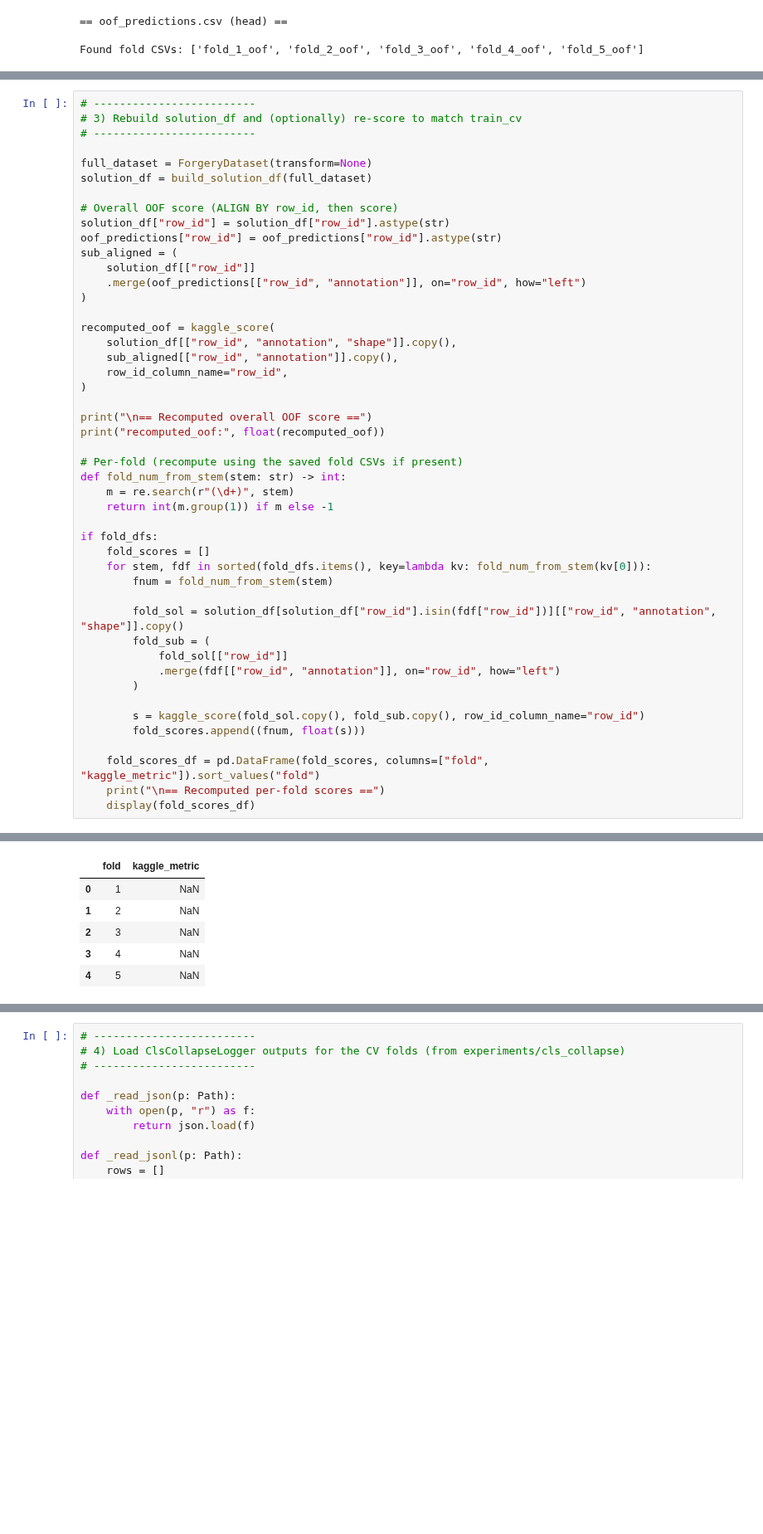
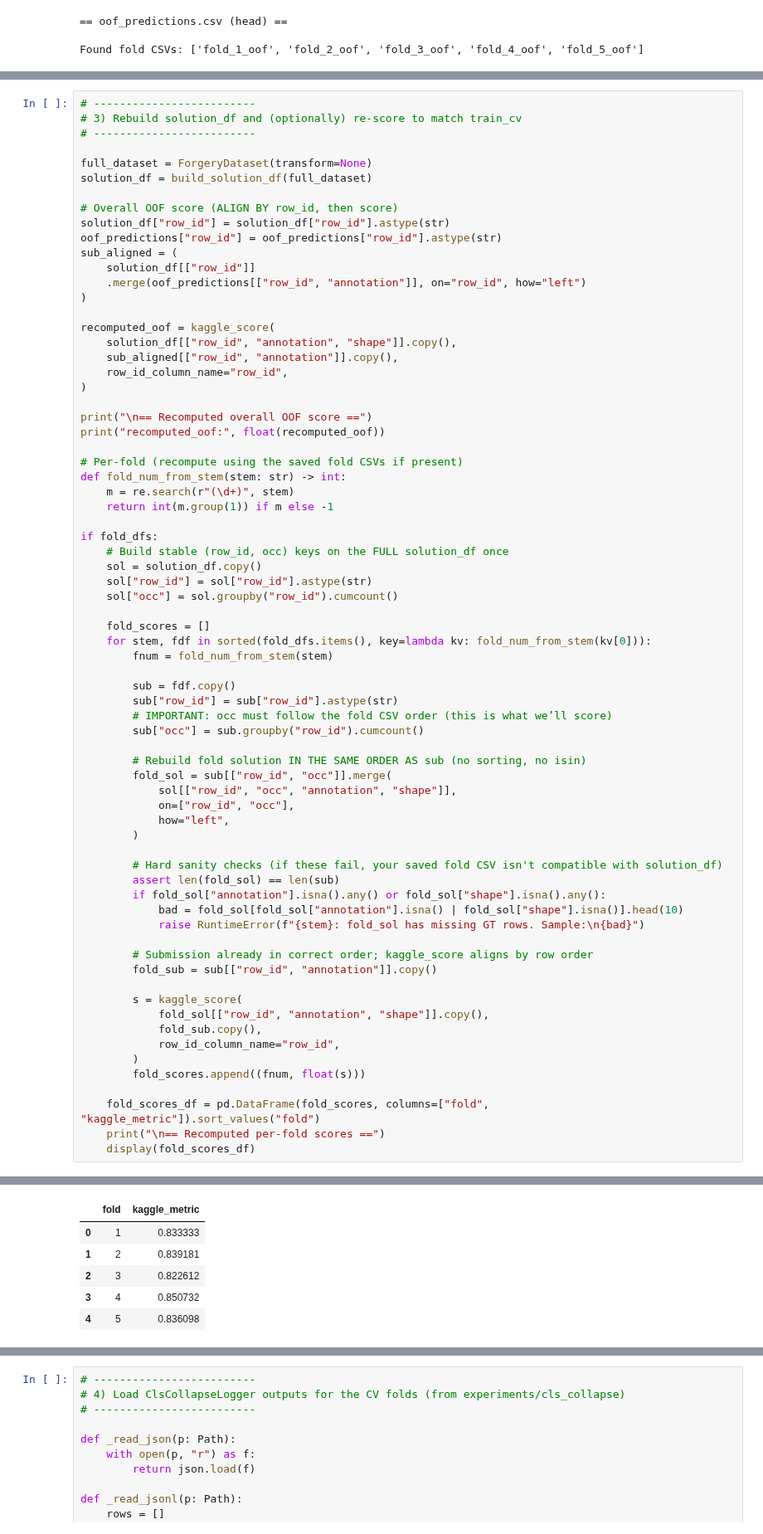
Before and after one commit to piiop/RecodAI_LUC, a Jupyter notebook: notebooks/cv_analysis.ipynb, the cells around one changed output, grey strips where cells are left out. Shown at 83% size. Drawn from its saved outputs; the diff is of its cells as text; blank space fills up the shorter version.

```diff
--- a/notebooks/cv_analysis.ipynb
+++ b/notebooks/cv_analysis.ipynb
@@ -199,40 +315,64 @@ recomputed_oof = kaggle_score(
     sub_aligned[["row_id", "annotation"]].copy(),
     row_id_column_name="row_id",
 )
 
 print("\n== Recomputed overall OOF score ==")
 print("recomputed_oof:", float(recomputed_oof))
 
 # Per-fold (recompute using the saved fold CSVs if present)
 def fold_num_from_stem(stem: str) -> int:
     m = re.search(r"(\d+)", stem)
     return int(m.group(1)) if m else -1
 
 if fold_dfs:
+    # Build stable (row_id, occ) keys on the FULL solution_df once
+    sol = solution_df.copy()
+    sol["row_id"] = sol["row_id"].astype(str)
+    sol["occ"] = sol.groupby("row_id").cumcount()
+
     fold_scores = []
     for stem, fdf in sorted(fold_dfs.items(), key=lambda kv: fold_num_from_stem(kv[0])):
         fnum = fold_num_from_stem(stem)
 
-        fold_sol = solution_df[solution_df["row_id"].isin(fdf["row_id"])][["row_id", "annotation", "shape"]].copy()
-        fold_sub = (
-            fold_sol[["row_id"]]
-            .merge(fdf[["row_id", "annotation"]], on="row_id", how="left")
+        sub = fdf.copy()
+        sub["row_id"] = sub["row_id"].astype(str)
+        # IMPORTANT: occ must follow the fold CSV order (this is what we’ll score)
+        sub["occ"] = sub.groupby("row_id").cumcount()
+
+        # Rebuild fold solution IN THE SAME ORDER AS sub (no sorting, no isin)
+        fold_sol = sub[["row_id", "occ"]].merge(
+            sol[["row_id", "occ", "annotation", "shape"]],
+            on=["row_id", "occ"],
+            how="left",
         )
 
-        s = kaggle_score(fold_sol.copy(), fold_sub.copy(), row_id_column_name="row_id")
+        # Hard sanity checks (if these fail, your saved fold CSV isn't compatible with solution_df)
+        assert len(fold_sol) == len(sub)
+        if fold_sol["annotation"].isna().any() or fold_sol["shape"].isna().any():
+            bad = fold_sol[fold_sol["annotation"].isna() | fold_sol["shape"].isna()].head(10)
+            raise RuntimeError(f"{stem}: fold_sol has missing GT rows. Sample:\n{bad}")
+
+        # Submission already in correct order; kaggle_score aligns by row order
+        fold_sub = sub[["row_id", "annotation"]].copy()
+
+        s = kaggle_score(
+            fold_sol[["row_id", "annotation", "shape"]].copy(),
+            fold_sub.copy(),
+            row_id_column_name="row_id",
+        )
         fold_scores.append((fnum, float(s)))
 
     fold_scores_df = pd.DataFrame(fold_scores, columns=["fold", "kaggle_metric"]).sort_values("fold")
     print("\n== Recomputed per-fold scores ==")
     display(fold_scores_df)
 # %% [output]
 == Recomputed overall OOF score ==
 recomputed_oof: 0.45923493044822256
 
 == Recomputed per-fold scores ==
 |  | fold | kaggle_metric |
-| 0 | 1 | NaN |
-| 1 | 2 | NaN |
-| 2 | 3 | NaN |
-| 3 | 4 | NaN |
-| 4 | 5 | NaN |
+| 0 | 1 | 0.833333 |
+| 1 | 2 | 0.839181 |
+| 2 | 3 | 0.822612 |
+| 3 | 4 | 0.850732 |
+| 4 | 5 | 0.836098 |
```
Also changed, not shown: parts of 2 cells of this notebook.
